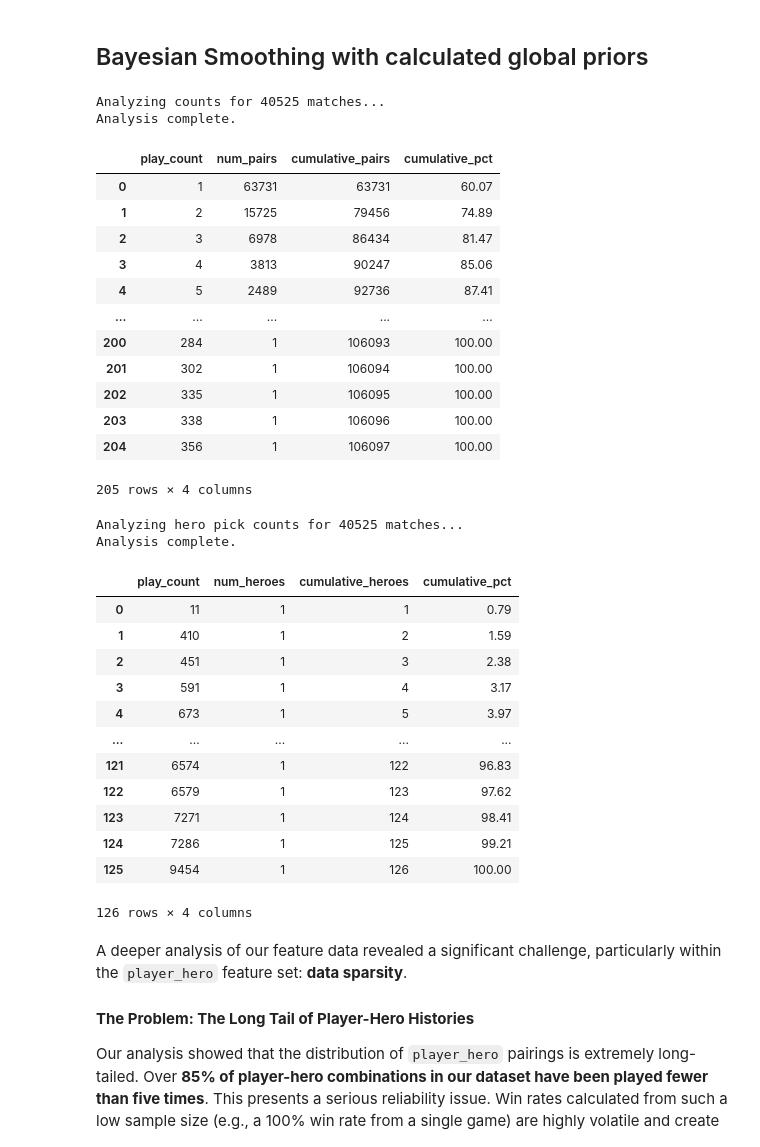
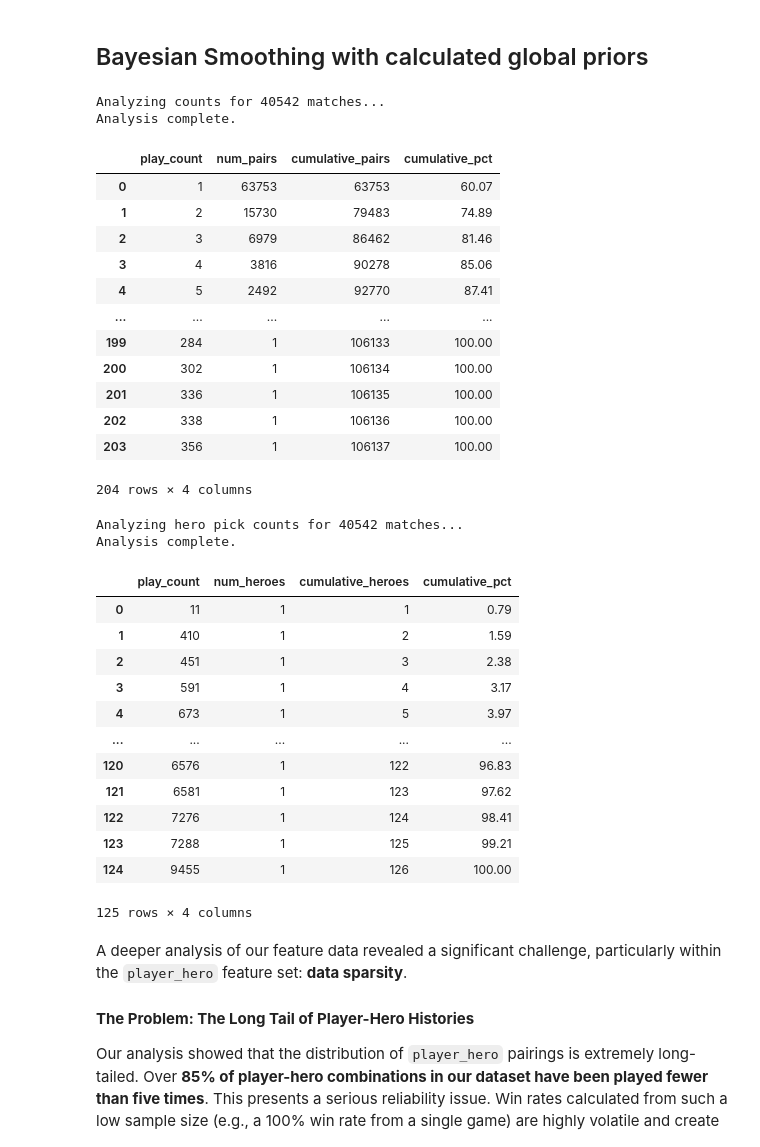
Before and after one commit to Haochen92/dota2pred, a Jupyter notebook: model_factory/notebook/feature_engineering.ipynb, the cells around one changed output. Saved outputs shown, nothing was run; the diff lists cells and outputs as text; code cells hidden in the pictures.

```diff
--- a/model_factory/notebook/feature_engineering.ipynb
+++ b/model_factory/notebook/feature_engineering.ipynb
@@ -178,12 +149,10 @@ player_hero_dynamic_prior_generator = PlayerHeroDynamicPriorFeatureGenerator()
 As the nature of data is sequential and time-series in nature, we will be slicing the data sorted descendingly. The most recent data will be used as test data, while older data will be used as train data
 # %%
 # Ensure all_match_data are sorted chronologically by start_time
-df.sort_values(by="start_time", inplace=True)
-
+sorted_match_list = sorted(all_match_tables, key=lambda x: x.start_time)
 # Split data into training and testing sets, most recent 20% of data as test set
 train_percentage = 0.8
-n_train = int(len(df) * train_percentage)
+n_train = int(len(sorted_match_list) * train_percentage)
 
-
-train_df, test_df = df[:n_train], df[n_train:]
+train_match_list, test_match_list = sorted_match_list[:n_train], sorted_match_list[n_train:]
 # %%
@@ -666,27 +635,27 @@ With proper **hyper-parameter tuning** on the various parameters such as decay p
 # %% [markdown]
 ## Bayesian Smoothing with calculated global priors
 # %%
-analyze_player_hero_pair_counts(all_match_tables)
+analyze_player_hero_pair_counts(sorted_match_list)
 # %% [output]
-Analyzing counts for 40525 matches...
+Analyzing counts for 40542 matches...
 Analysis complete.
 |  | play_count | num_pairs | cumulative_pairs | cumulative_pct |
-| 0 | 1 | 63731 | 63731 | 60.07 |
-| 1 | 2 | 15725 | 79456 | 74.89 |
-| 2 | 3 | 6978 | 86434 | 81.47 |
-| 3 | 4 | 3813 | 90247 | 85.06 |
-| 4 | 5 | 2489 | 92736 | 87.41 |
+| 0 | 1 | 63753 | 63753 | 60.07 |
+| 1 | 2 | 15730 | 79483 | 74.89 |
+| 2 | 3 | 6979 | 86462 | 81.46 |
+| 3 | 4 | 3816 | 90278 | 85.06 |
+| 4 | 5 | 2492 | 92770 | 87.41 |
 | ... | ... | ... | ... | ... |
-| 200 | 284 | 1 | 106093 | 100.00 |
-| 201 | 302 | 1 | 106094 | 100.00 |
-| 202 | 335 | 1 | 106095 | 100.00 |
-| 203 | 338 | 1 | 106096 | 100.00 |
-| 204 | 356 | 1 | 106097 | 100.00 |
+| 199 | 284 | 1 | 106133 | 100.00 |
+| 200 | 302 | 1 | 106134 | 100.00 |
+| 201 | 336 | 1 | 106135 | 100.00 |
+| 202 | 338 | 1 | 106136 | 100.00 |
+| 203 | 356 | 1 | 106137 | 100.00 |
-205 rows × 4 columns
+204 rows × 4 columns
 # %%
-analyze_hero_pick_counts(all_match_tables)
+analyze_hero_pick_counts(sorted_match_list)
 # %% [output]
-Analyzing hero pick counts for 40525 matches...
+Analyzing hero pick counts for 40542 matches...
 Analysis complete.
 |  | play_count | num_heroes | cumulative_heroes | cumulative_pct |
 | 0 | 11 | 1 | 1 | 0.79 |
@@ -695,12 +664,12 @@ Analysis complete.
 | 3 | 591 | 1 | 4 | 3.17 |
 | 4 | 673 | 1 | 5 | 3.97 |
 | ... | ... | ... | ... | ... |
-| 121 | 6574 | 1 | 122 | 96.83 |
-| 122 | 6579 | 1 | 123 | 97.62 |
-| 123 | 7271 | 1 | 124 | 98.41 |
-| 124 | 7286 | 1 | 125 | 99.21 |
-| 125 | 9454 | 1 | 126 | 100.00 |
+| 120 | 6576 | 1 | 122 | 96.83 |
+| 121 | 6581 | 1 | 123 | 97.62 |
+| 122 | 7276 | 1 | 124 | 98.41 |
+| 123 | 7288 | 1 | 125 | 99.21 |
+| 124 | 9455 | 1 | 126 | 100.00 |
-126 rows × 4 columns
+125 rows × 4 columns
 # %% [markdown]
 A deeper analysis of our feature data revealed a significant challenge, particularly within the `player_hero` feature set: **data sparsity**.
 
```
Also changed, not shown: parts of 17 cells of this notebook.
